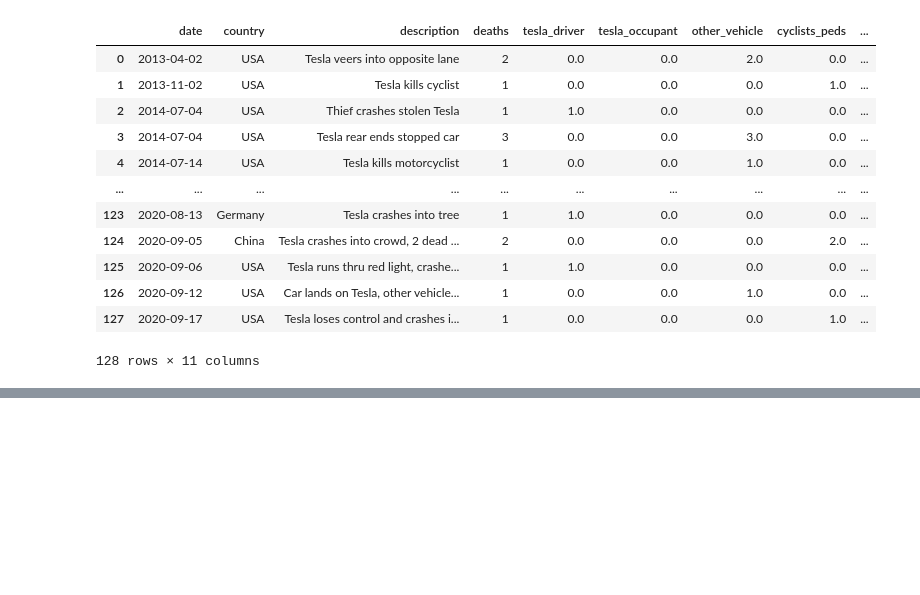
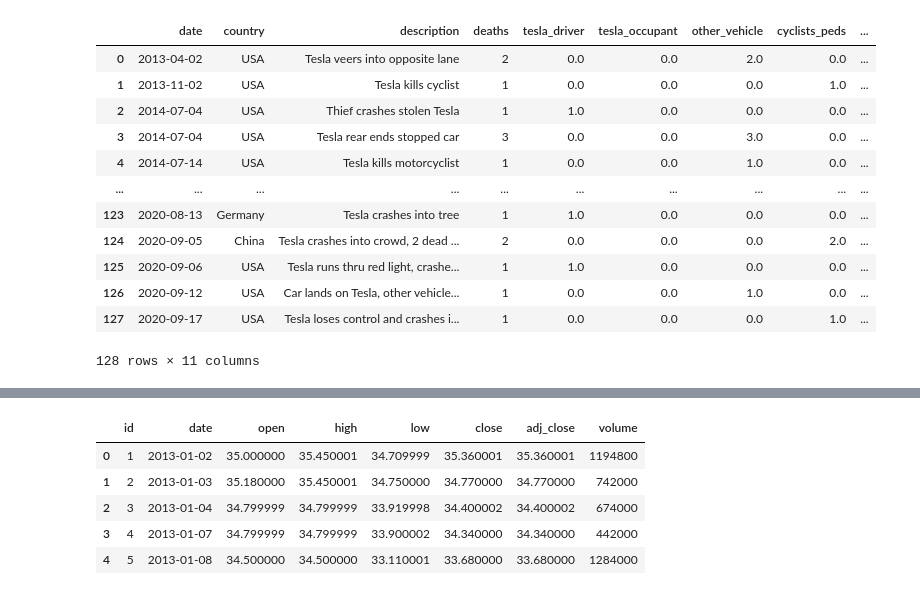
Before and after one commit to AnaLindaPenny/ETL-Project, a Jupyter notebook: Tesla_ETL.ipynb, the cells around one changed output, grey strips where cells are left out. Drawn from its saved outputs; the diff is of its cells as text; code cells hidden in the pictures; blank space fills up the shorter version.

```diff
--- a/Tesla_ETL.ipynb
+++ b/Tesla_ETL.ipynb
@@ -197,0 +192,10 @@ OperationalError: (psycopg2.OperationalError) FATAL:  password authentication fa
+# %%
+#Confirm Stock Data has been imported
+pd.read_sql_query('select * from tesla_stock', con=engine).head()
+# %% [output]
+|  | id | date | open | high | low | close | adj_close | volume |
+| 0 | 1 | 2013-01-02 | 35.000000 | 35.450001 | 34.709999 | 35.360001 | 35.360001 | 1194800 |
+| 1 | 2 | 2013-01-03 | 35.180000 | 35.450001 | 34.750000 | 34.770000 | 34.770000 | 742000 |
+| 2 | 3 | 2013-01-04 | 34.799999 | 34.799999 | 33.919998 | 34.400002 | 34.400002 | 674000 |
+| 3 | 4 | 2013-01-07 | 34.799999 | 34.799999 | 33.900002 | 34.340000 | 34.340000 | 442000 |
+| 4 | 5 | 2013-01-08 | 34.500000 | 34.500000 | 33.110001 | 33.680000 | 33.680000 | 1284000 |
```
Also changed, not shown: parts of 5 cells of this notebook.
